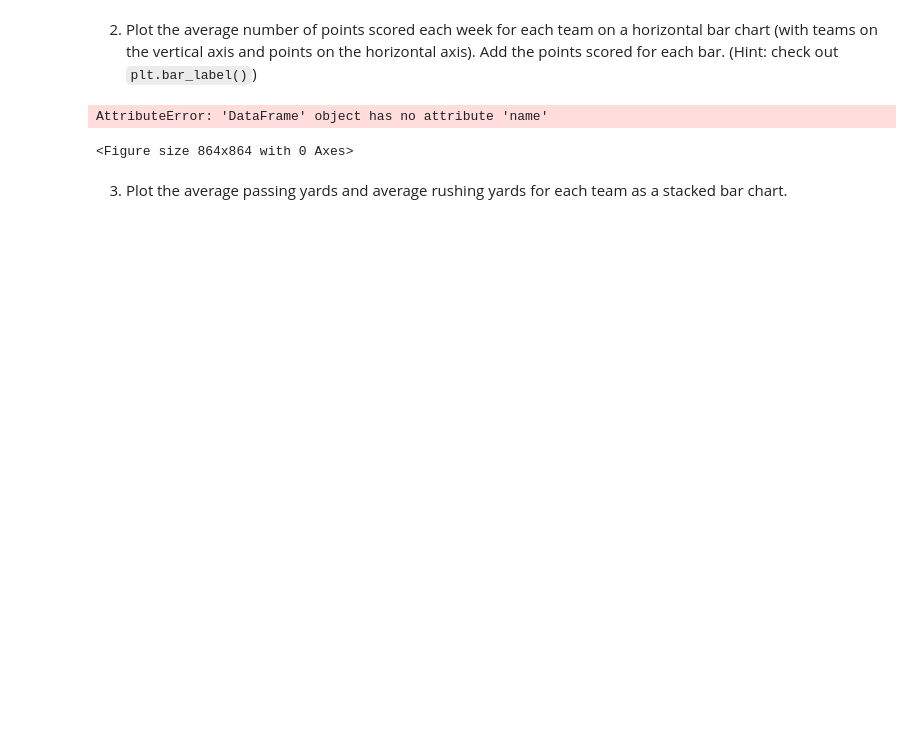
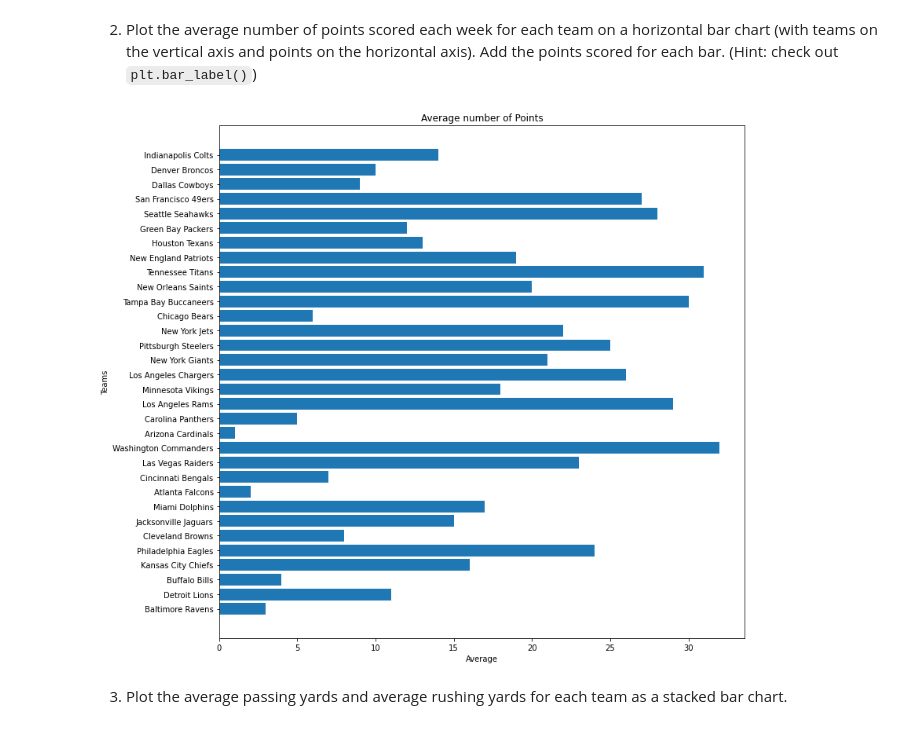
Before and after one commit to kayleeodom/cis277-fa22-Lab5, a Jupyter notebook: Lab5.ipynb, the cells around one changed output. Cells and saved outputs as stored; diff of their text form; code cells hidden in the pictures; blank space fills up the shorter version.

```diff
--- a/Lab5.ipynb
+++ b/Lab5.ipynb
@@ -41,7 +41,7 @@ df
 | 31 | 32 | Indianapolis Colts | 3 | 3 | 40 | 994 | 207 | 4.8 | ... |
 32 rows × 87 columns
 # %%
-nfl_team = pd.merge(df,df_teams)
+nfl_team = pd.merge(df,df_teams, on="Name")
 nfl_team
 # %% [output]
 |  | rank | Name | week | games | points_scored | total_yards | offensive_plays | yards_per_play | ... |
@@ -67,12 +87,18 @@ nfl_team
 # %%
 plt.figure(figsize=(12, 12))
 
+#avg_num = nfl_team.groupby("Name", "Week").points_scored.mean()
+#avg_num
+plt.barh(nfl_team.Name, nfl_team.ID)
+plt.title("Average number of Points")
+plt.xlabel("Average")
+plt.ylabel("Teams")
+plt.show()
 #fig, ax = plt.subplots()
-barhplot = plt.barh(nfl_team.Name, nfl_team.points_scored )
-plt.bar_label(barhplot, labels = nfl_team.points_scored)
-barhplot
+#barhplot = plt.barh(nfl_team.Name, nfl_team.points_scored)
+#plt.bar_label(barhplot, labels = "size")
+#barhplot
 # %% [output]
-AttributeError: 'DataFrame' object has no attribute 'name'
-<Figure size 864x864 with 0 Axes>
+[figure, added]
 # %% [markdown]
 3. Plot the average passing yards and average rushing yards for each team as a stacked bar chart.
```
Also changed, not shown: parts of 7 cells of this notebook, 3 other files.
